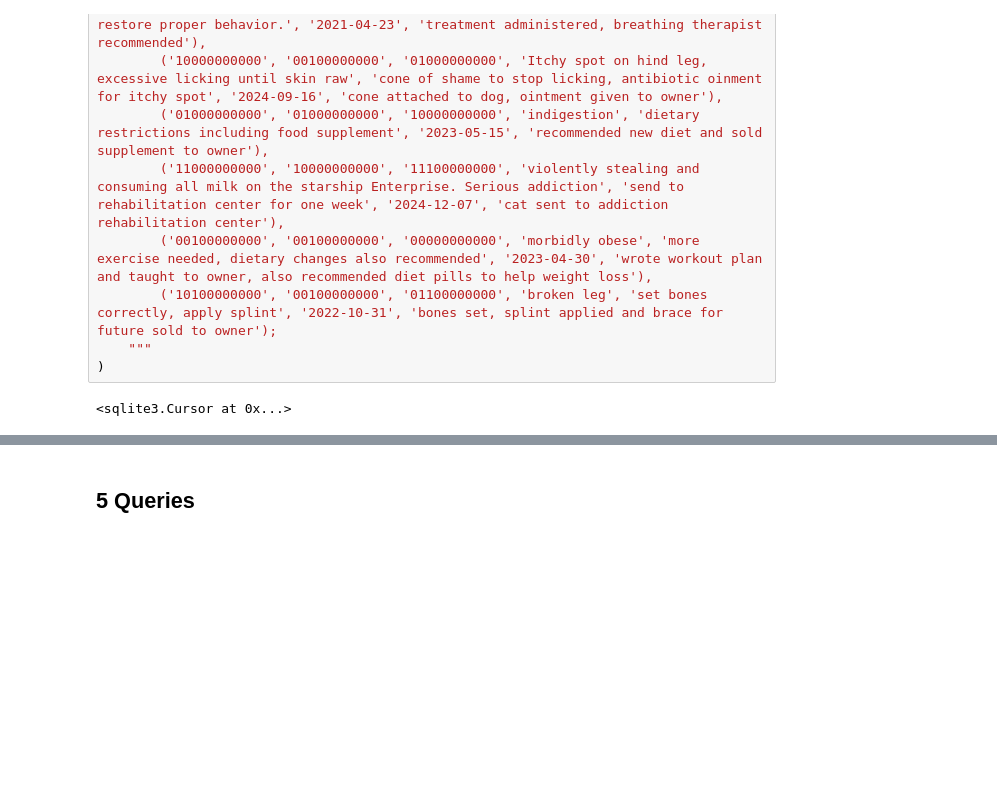
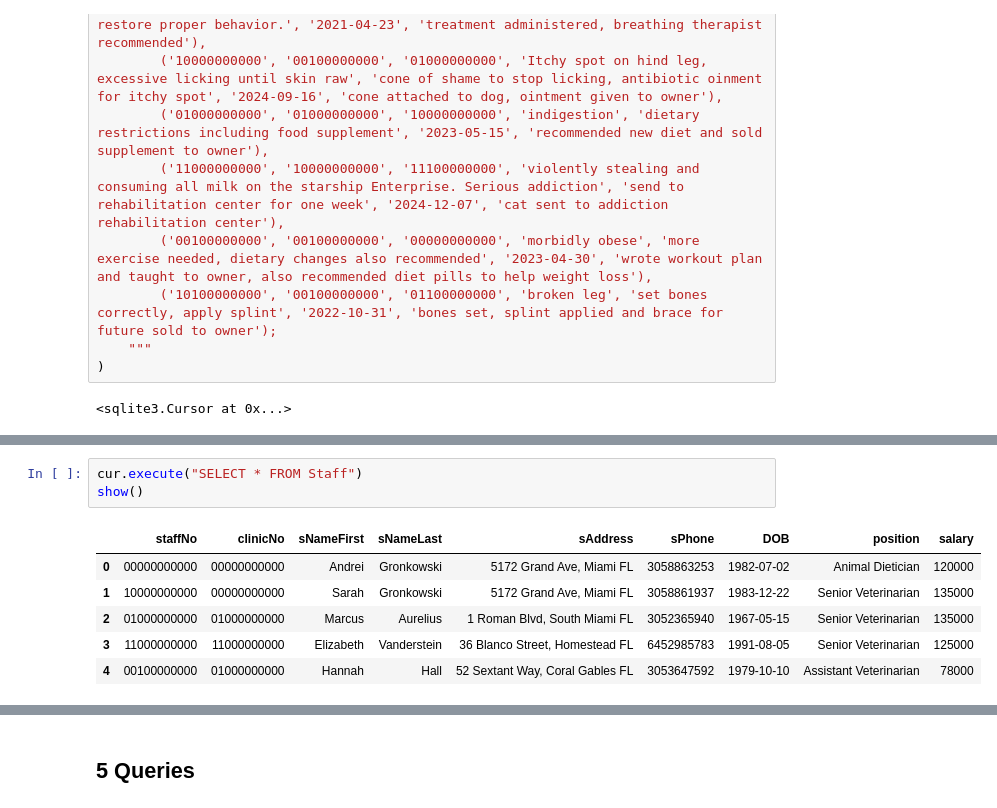
Before and after one commit to nickgammal/DSC623_Final_Project_NickGammal, a Jupyter notebook: Part_3/project_p3.ipynb, the cells around one changed output, grey strips where cells are left out. Saved outputs shown, nothing was run; the diff lists cells and outputs as text; blank space fills up the shorter version.

```diff
--- a/Part_3/project_p3.ipynb
+++ b/Part_3/project_p3.ipynb
@@ -211,0 +261,10 @@ cur.execute(
+# %%
+cur.execute("SELECT * FROM Staff")
+show()
+# %% [output]
+|  | staffNo | clinicNo | sNameFirst | sNameLast | sAddress | sPhone | DOB | position | salary |
+| 0 | 00000000000 | 00000000000 | Andrei | Gronkowski | 5172 Grand Ave, Miami FL | 3058863253 | 1982-07-02 | Animal Dietician | 120000 |
+| 1 | 10000000000 | 00000000000 | Sarah | Gronkowski | 5172 Grand Ave, Miami FL | 3058861937 | 1983-12-22 | Senior Veterinarian | 135000 |
+| 2 | 01000000000 | 01000000000 | Marcus | Aurelius | 1 Roman Blvd, South Miami FL | 3052365940 | 1967-05-15 | Senior Veterinarian | 135000 |
+| 3 | 11000000000 | 11000000000 | Elizabeth | Vanderstein | 36 Blanco Street, Homestead FL | 6452985783 | 1991-08-05 | Senior Veterinarian | 125000 |
+| 4 | 00100000000 | 01000000000 | Hannah | Hall | 52 Sextant Way, Coral Gables FL | 3053647592 | 1979-10-10 | Assistant Veterinarian | 78000 |
```
Also changed, not shown: parts of 11 cells of this notebook, 7 other files.
